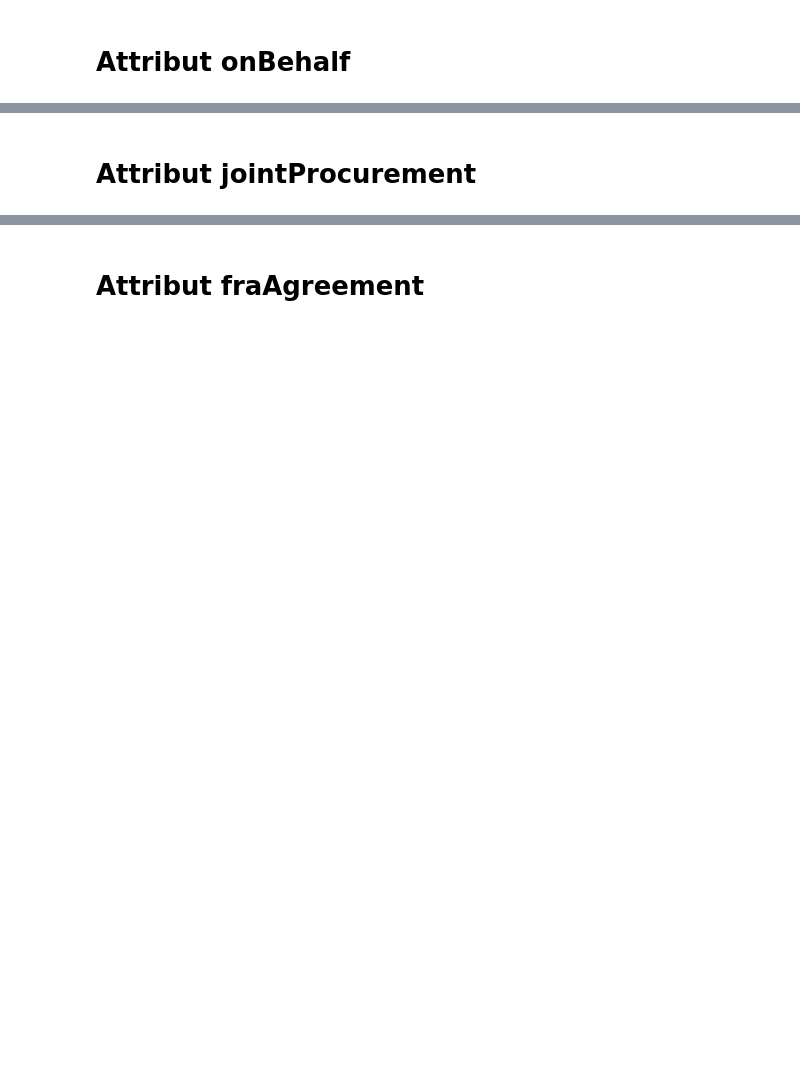
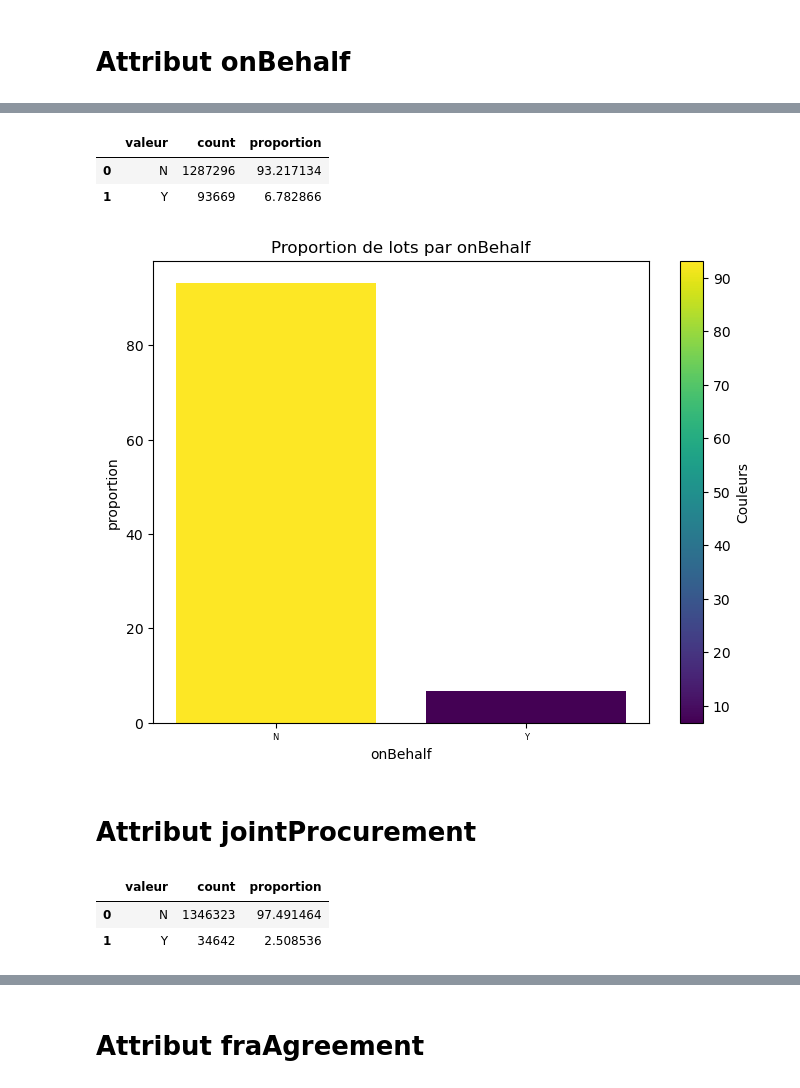
Before and after one commit to abdelhadi-essabri/FOPPA_Project, a Jupyter notebook: 03_analyse_descriptive/lots_separemment.ipynb, the cells around one changed output, grey strips where cells are left out. Saved outputs shown, nothing was run; the diff lists cells and outputs as text; code cells hidden in the pictures; blank space fills up the shorter version.

```diff
--- a/03_analyse_descriptive/lots_separemment.ipynb
+++ b/03_analyse_descriptive/lots_separemment.ipynb
@@ -519,2 +703,24 @@ plot_proportion(
+# %%
+onBehalf_vc = get_vc(lots, column='onBehalf')
+# %%
+onBehalf_vc
+# %% [output]
+|  | valeur | count | proportion |
+| 0 | N | 1287296 | 93.217134 |
+| 1 | Y | 93669 | 6.782866 |
+# %%
+plot_proportion(
+    data=onBehalf_vc.sort_values(by='valeur', ascending=True),
+    xcol='valeur',
+    ycol='proportion',
+    title='Proportion de lots par onBehalf',
+    xtitle='onBehalf',
+    ytitle='proportion',
+    saveas='../images/03_desc_onBehalf_01.png',
+    logy=False,
+    xrot=0
+)
+# %% [output]
+[figure, added]
 # %% [markdown]
 # Attribut jointProcurement
@@ -520,0 +731,6 @@ plot_proportion(
+# %%
+jointProcurement_vc
+# %% [output]
+|  | valeur | count | proportion |
+| 0 | N | 1346323 | 97.491464 |
+| 1 | Y | 34642 | 2.508536 |
```
Also changed, not shown: parts of 120 cells of this notebook, 3 other files.
